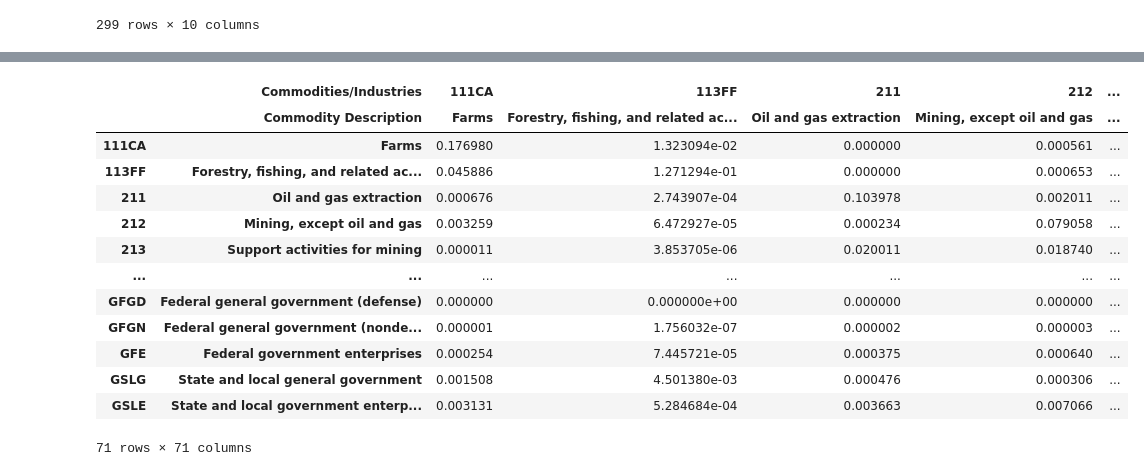
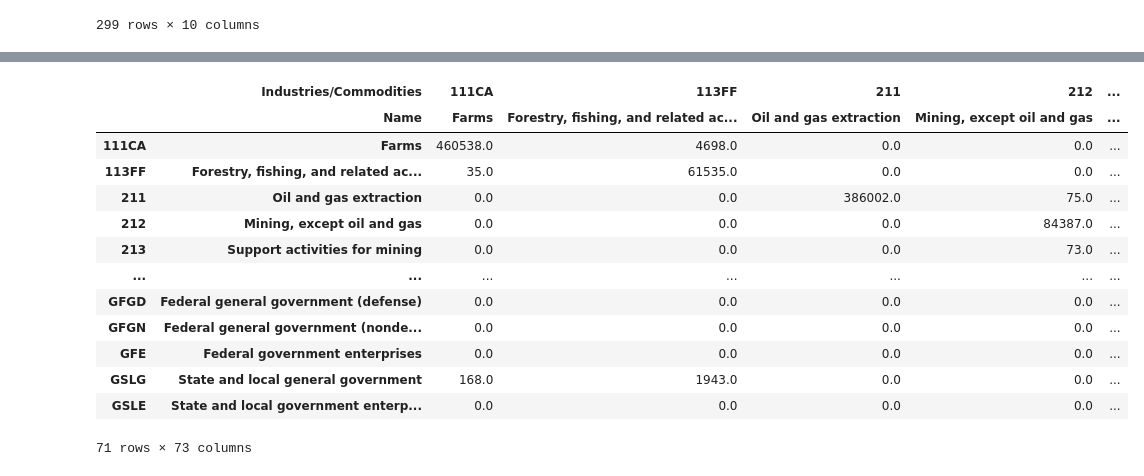
Before and after one commit to dnlwu/system-shocks, a Jupyter notebook: model_step.ipynb, the cells around one changed output, grey strips where cells are left out. Drawn from its saved outputs; the diff is of its cells as text; code cells hidden in the pictures.

```diff
--- a/model_step.ipynb
+++ b/model_step.ipynb
@@ -727,17 +404,39 @@ def mat_mul_check(a,b):
-# %%
-mat_mul_check(test_mkt_share,test_dom_use_clean)
-# %% [output]
-|  | Commodities/Industries | 111CA | 113FF | 211 | 212 | ... |
-|  | Commodity Description | Farms | Forestry, fishing, and related ac... | Oil and gas extraction | Mining, except oil and gas | ... |
-| 111CA | Farms | 0.176980 | 1.323094e-02 | 0.000000 | 0.000561 | ... |
-| 113FF | Forestry, fishing, and related ac... | 0.045886 | 1.271294e-01 | 0.000000 | 0.000653 | ... |
-| 211 | Oil and gas extraction | 0.000676 | 2.743907e-04 | 0.103978 | 0.002011 | ... |
-| 212 | Mining, except oil and gas | 0.003259 | 6.472927e-05 | 0.000234 | 0.079058 | ... |
-| 213 | Support activities for mining | 0.000011 | 3.853705e-06 | 0.020011 | 0.018740 | ... |
-| ... | ... | ... | ... | ... | ... | ... |
-| GFGD | Federal general government (defense) | 0.000000 | 0.000000e+00 | 0.000000 | 0.000000 | ... |
-| GFGN | Federal general government (nonde... | 0.000001 | 1.756032e-07 | 0.000002 | 0.000003 | ... |
-| GFE | Federal government enterprises | 0.000254 | 7.445721e-05 | 0.000375 | 0.000640 | ... |
-| GSLG | State and local general government | 0.001508 | 4.501380e-03 | 0.000476 | 0.000306 | ... |
-| GSLE | State and local government enterp... | 0.003131 | 5.284684e-04 | 0.003663 | 0.007066 | ... |
-71 rows × 71 columns
+# %%
+def clean_make(make_in,comm_map,ind_map):
+    make_data = make_in.copy()
+    # fix column names
+    make_data.rename(
+        columns={
+            'Scrap, used and secondhand goods /1/':'Scrap, used and secondhand goods',
+            'Noncomparable imports and rest-of-the-world adjustment /2/':'Noncomparable imports and rest-of-the-world adjustment'
+        },
+        inplace=True
+    )
+    # filter commodities
+    make_data = make_data.loc[:,make_data.columns.get_level_values(1).isin(comm_map.values())]
+    # filter industries
+    make_data = make_data.loc[make_data.index.get_level_values(1).isin(ind_map.values()),:]
+
+    # replace ... with 0
+    for c in make_data.columns:
+        make_data[c] = pd.to_numeric(make_data[c],errors='coerce')
+    make_data.fillna(0,inplace=True)
+    return make_data
+# %%
+make_matrix = clean_make(raw_make,comm_map,ind_map)
+make_matrix
+# %% [output]
+|  | Industries/Commodities | 111CA | 113FF | 211 | 212 | ... |
+|  | Name | Farms | Forestry, fishing, and related ac... | Oil and gas extraction | Mining, except oil and gas | ... |
+| 111CA | Farms | 460538.0 | 4698.0 | 0.0 | 0.0 | ... |
+| 113FF | Forestry, fishing, and related ac... | 35.0 | 61535.0 | 0.0 | 0.0 | ... |
+| 211 | Oil and gas extraction | 0.0 | 0.0 | 386002.0 | 75.0 | ... |
+| 212 | Mining, except oil and gas | 0.0 | 0.0 | 0.0 | 84387.0 | ... |
+| 213 | Support activities for mining | 0.0 | 0.0 | 0.0 | 73.0 | ... |
+| ... | ... | ... | ... | ... | ... | ... |
+| GFGD | Federal general government (defense) | 0.0 | 0.0 | 0.0 | 0.0 | ... |
+| GFGN | Federal general government (nonde... | 0.0 | 0.0 | 0.0 | 0.0 | ... |
+| GFE | Federal government enterprises | 0.0 | 0.0 | 0.0 | 0.0 | ... |
+| GSLG | State and local general government | 168.0 | 1943.0 | 0.0 | 0.0 | ... |
+| GSLE | State and local government enterp... | 0.0 | 0.0 | 0.0 | 0.0 | ... |
+71 rows × 73 columns
```
Also changed, not shown: parts of 58 cells of this notebook, 3 other files.
